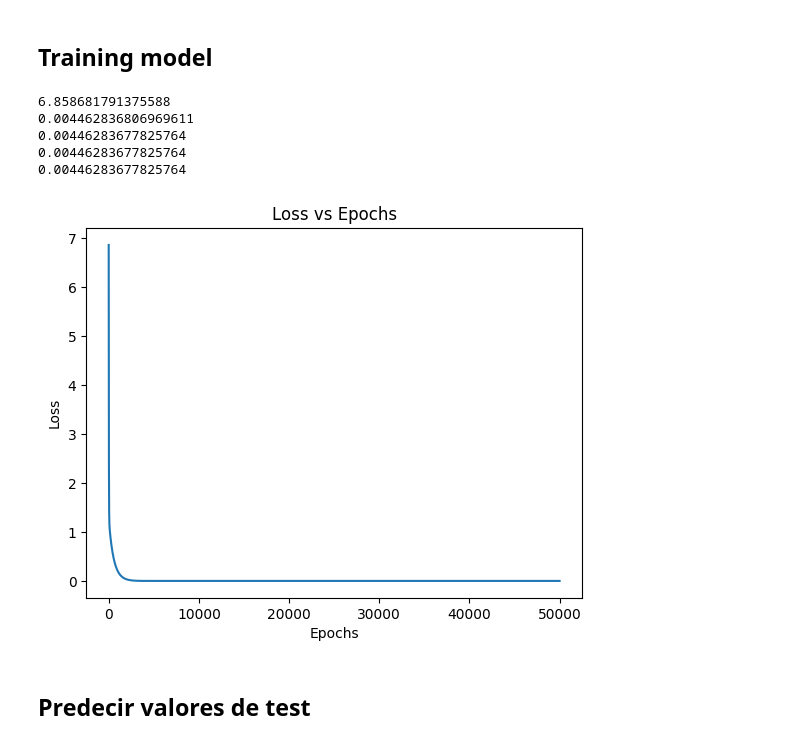
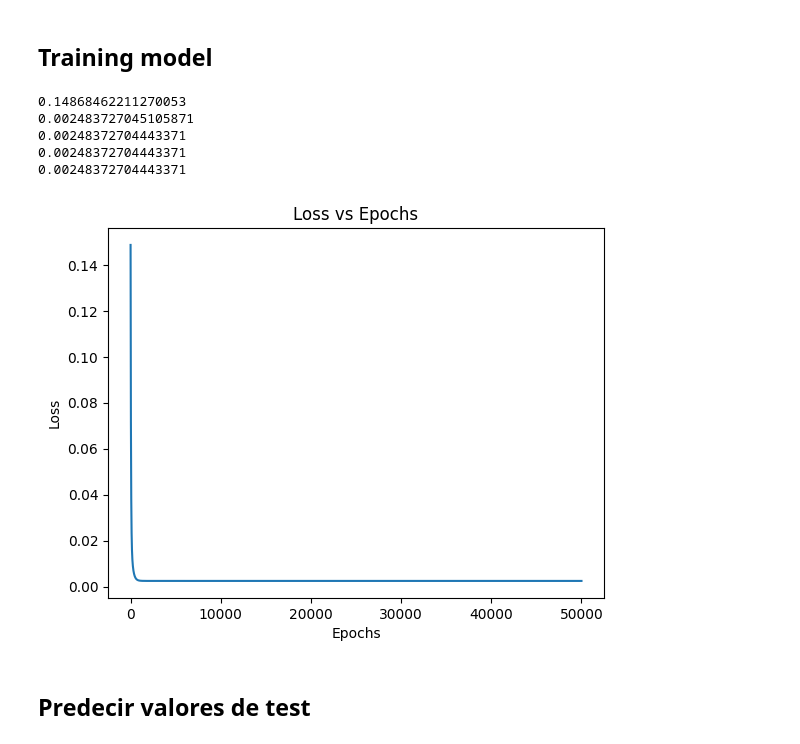
Before and after one commit to DavidHerencia/Proyecto_1_ML, a Jupyter notebook: regresion_no_lineal.ipynb, the cells around one changed output. Saved outputs shown, nothing was run; the diff lists cells and outputs as text; code cells hidden in the pictures.

```diff
--- a/regresion_no_lineal.ipynb
+++ b/regresion_no_lineal.ipynb
@@ -41,7 +41,7 @@ def Error(X, W, Y,lam):
     # Calcula el error cuadrático medio
     error = (np.linalg.norm((Y - diff)) ** 2) / (2 * len(Y))
     # Agrega el término de regularización Ridge
-    error += lam * np.linalg.norm(W)
+    #error += lam * np.linalg.norm(W)
     return error
 # %% [markdown]
 ## Cálculo de derivadas
@@ -66,7 +66,7 @@ Recuerde: $\frac{\partial L}{\partial w}$ representa un vector con todas las der
 $W  = W - \alpha*\frac{\partial L}{\partial W} $
 # %%
 def update(W, dW, alpha):
-    return W - alpha * dW
+    return W - (alpha * dW)
 # %% [markdown]
 ### Training
 # %%
@@ -106,6 +106,7 @@ Y = train_np[:, -1]
 
 
 X_TEST = df_test.to_numpy()  # Aqui se predecira para entregar
+X_TRAIN = X # Data completa
 
 X_norm = normalizar(X)
 Y_norm = normalizar(Y)
@@ -154,32 +155,57 @@ def get_matriz(X, p):
         matriz = np.concatenate((matriz, matriz_potencias), axis=1)
     return matriz
 
+def entrenar_con_70_30(epochs , alpha , lam, grado, X_train, Y_train, X_test):
+    ## Definir X
+    X_train = get_matriz(X_train, grado)
+    X_test = get_matriz(X_test, grado)
 
-## Definir X
-grado = 3
-X_train = get_matriz(X_train,20)
-X_test = get_matriz(X_test, 20)
-X_TEST = get_matriz(X_TEST, 20)  ## Esta es la data de df_test
+    W,L  = train(X_train, Y_train, epochs, alpha, lam)
+    # Plotting the Loss Function vs Epochs
+    epochs_list = [i for i in range(epochs)]
+    plt.plot(epochs_list, L)
+    plt.xlabel("Epochs")
+    plt.ylabel("Loss")
+    plt.title("Loss vs Epochs")
+    plt.show()
 
-# Hyperparameters
-epochs = 50000
-alpha = 0.009
-lam = 0.1
-W,L  = train(X_train, Y_train, epochs, alpha, lam)
-# Plotting the Loss Function vs Epochs
-epochs_list = [i for i in range(epochs)]
-plt.plot(epochs_list, L)
-plt.xlabel("Epochs")
-plt.ylabel("Loss")
-plt.title("Loss vs Epochs")
-plt.show()
+    return W
+
+
+def entrenar_con_100(epochs, alpha, lam, grado, X_train, Y_train, X_test):
+    ## Definir X
+    X_train = get_matriz(X_train, grado)
+    X_test = get_matriz(X_test, grado)
+
+    W, L = train(X_train, Y_train, epochs, alpha, lam)
+    # Plotting the Loss Function vs Epochs
+    epochs_list = [i for i in range(epochs)]
+    plt.plot(epochs_list, L)
+    plt.xlabel("Epochs")
+    plt.ylabel("Loss")
+    plt.title("Loss vs Epochs")
+    plt.show()
+
+    return W
-# %% [output]
-6.858681791375588
-0.004462836806969611
-0.00446283677825764
-0.00446283677825764
-0.00446283677825764
-[figure, removed]
+# %%
+# Hyperparameters
+epochs = 50000
+alpha = 0.009
+lam = 0.1
+grado = 3
+
+W = entrenar_con_70_30(epochs, alpha, lam, grado, X_train, Y_train ,X_test )
+
+
+X_TRAIN = get_matriz(X_TRAIN, grado)
+X_TEST = get_matriz(X_TEST, grado)  ## Esta es la data de df_test
+# %% [output]
+0.14868462211270053
+0.002483727045105871
+0.00248372704443371
+0.00248372704443371
+0.00248372704443371
+[figure, added]
 # %% [markdown]
 ## Predecir valores de test
 # %%
```
Also changed, not shown: parts of 1 cell of this notebook, 3 other files.
